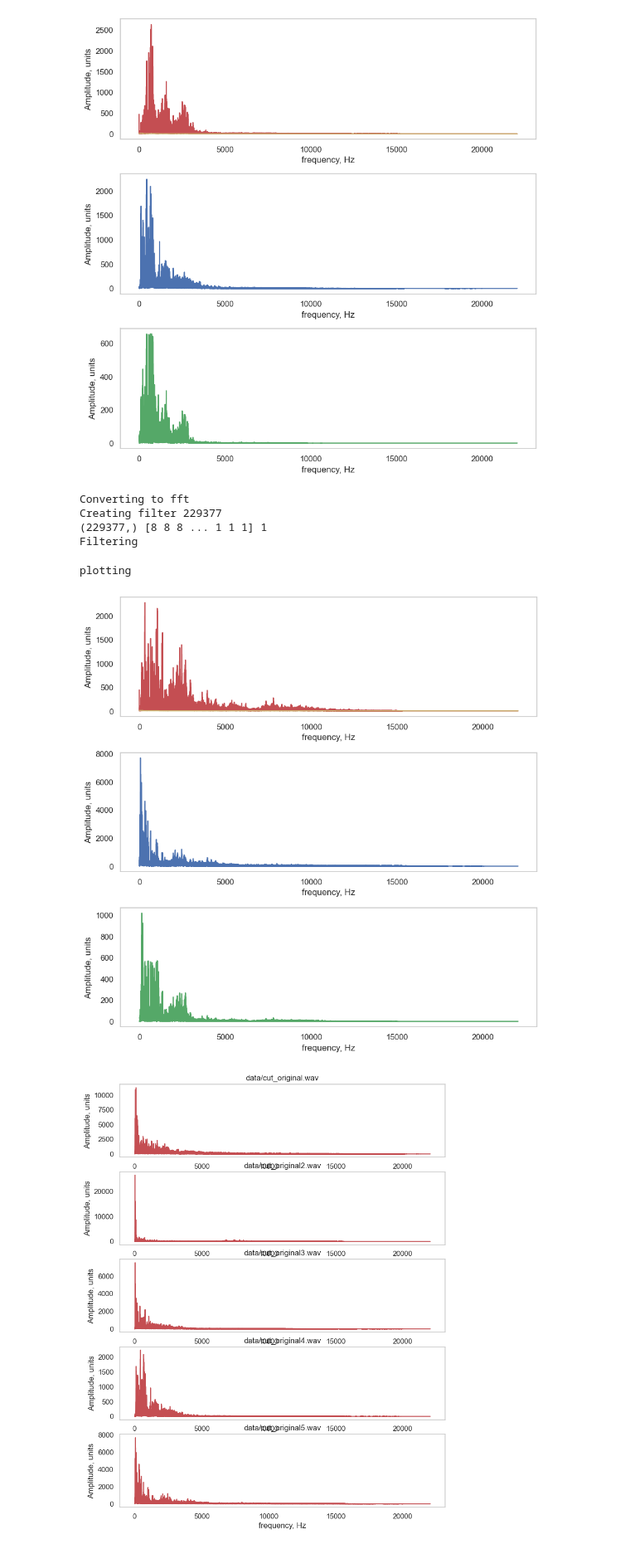
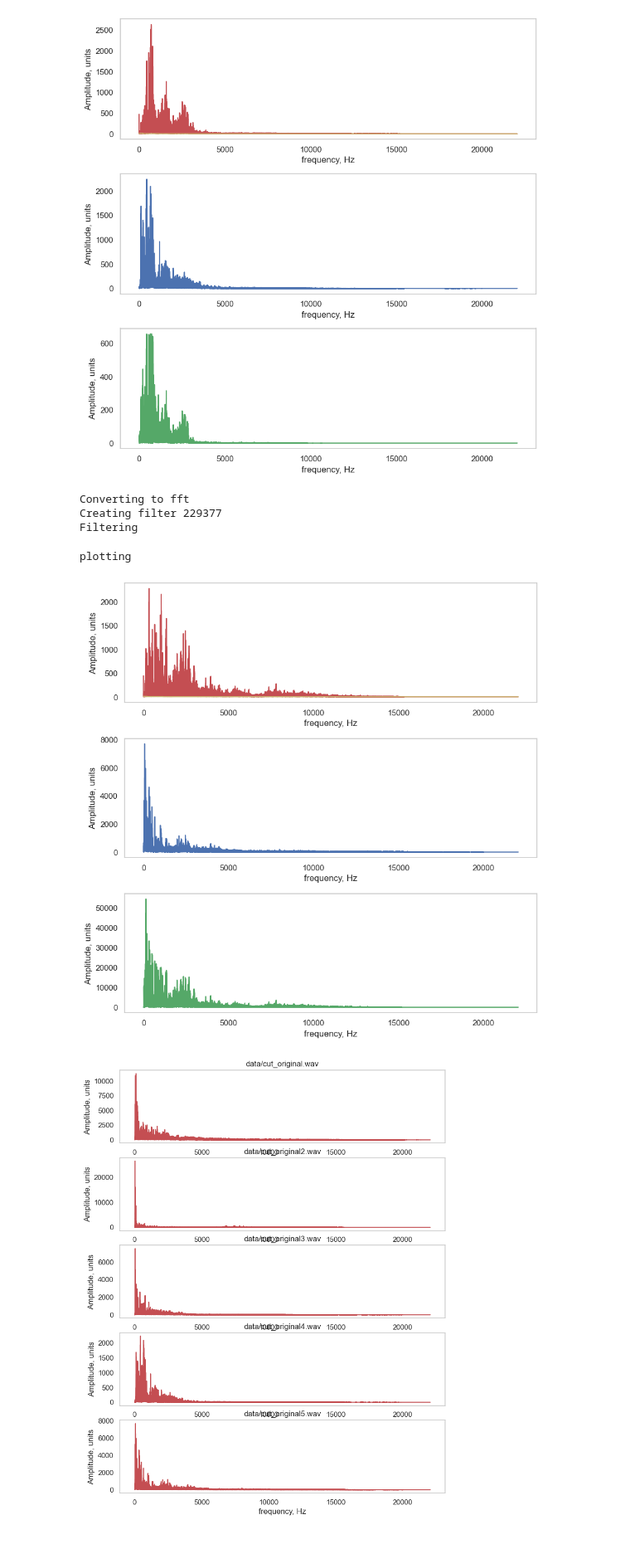
Before and after one commit to Hugand/music-classifier, a Jupyter notebook: music-classfier-frequency-domain-study.ipynb, the cells around one changed output. Shown at 83% size. Drawn from its saved outputs; the diff is of its cells as text; code cells hidden in the pictures.

```diff
--- a/music-classfier-frequency-domain-study.ipynb
+++ b/music-classfier-frequency-domain-study.ipynb
@@ -193,14 +181,13 @@ Filtering
 plotting
 [figure]
 # %%
-boost_audio('data/sample_5.wav', 'data/cut_original5.wav', 'data/noiseless_sample5_boosted1.wav', conv_freq_filter)
+boost_audio('data/sample_5.wav', 'data/cut_original5.wav', 'data/noiseless_sample5_boosted1.wav', None)
 # %% [output]
 Converting to fft
 Creating filter 229377
-(229377,) [8 8 8 ... 1 1 1] 1
 Filtering
 plotting
-[figure, old version]
+[figure, new version]
 # %%
 plot_frequencies(['data/cut_original.wav', 'data/cut_original2.wav', 'data/cut_original3.wav', 'data/cut_original4.wav', 'data/cut_original5.wav'])
 # %% [output]
```
Also changed, not shown: parts of 13 cells of this notebook, 9 other files.
